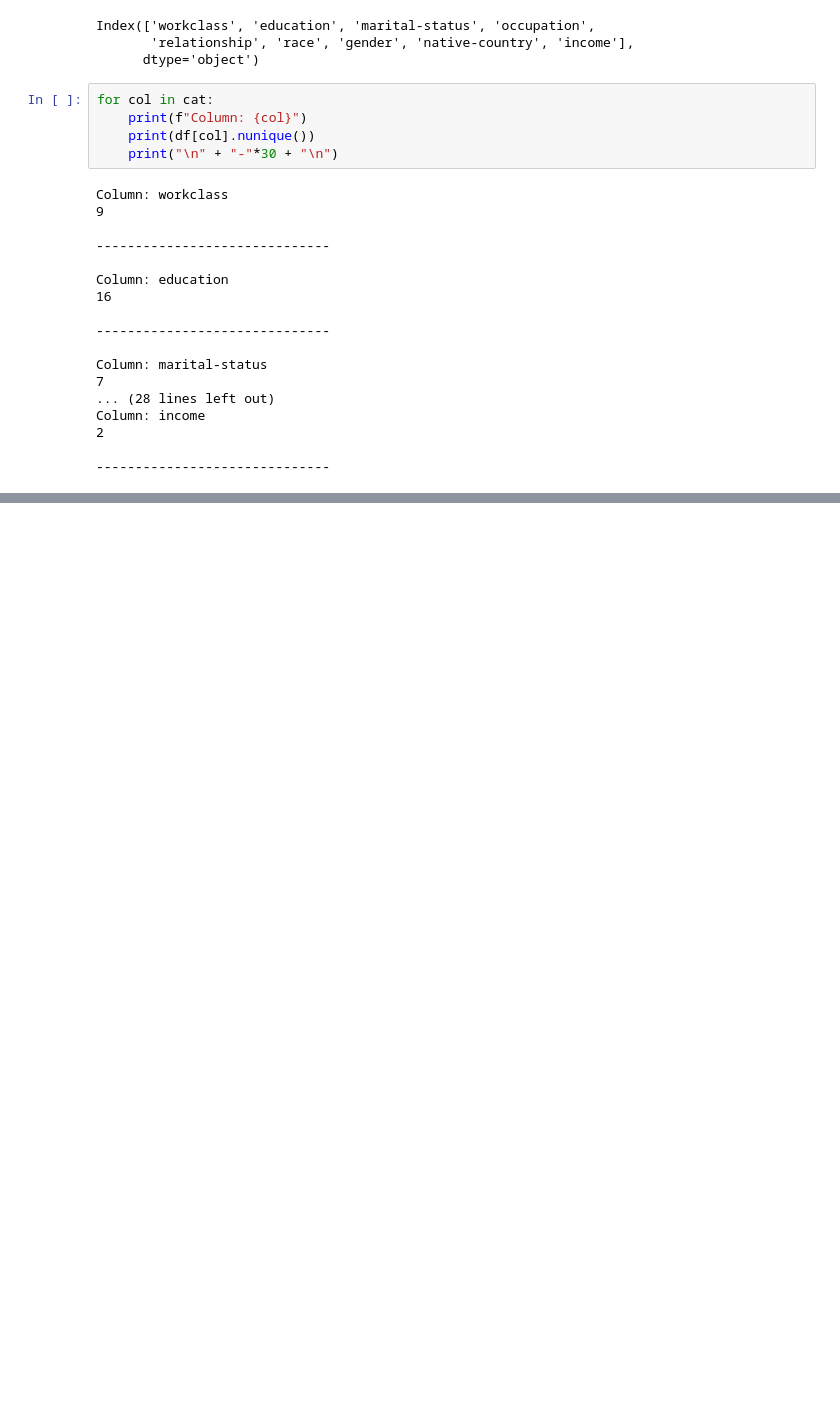
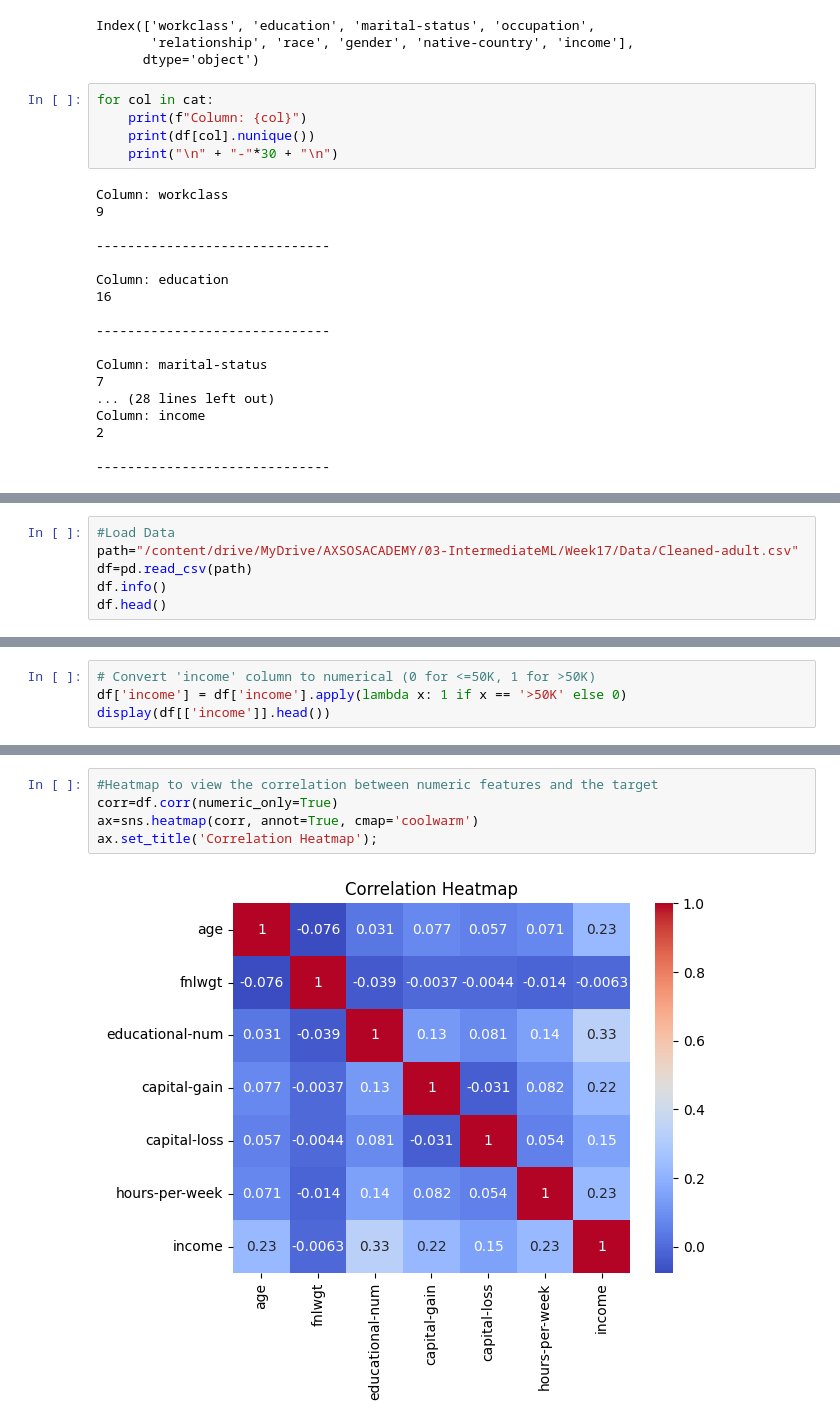
Before and after one commit to Dounia-Awni/Adult_Income_Project, a Jupyter notebook: Project2.ipynb, the cells around one changed output, grey strips where cells are left out. Cells and saved outputs as stored; diff of their text form; blank space fills up the shorter version.

```diff
--- a/Project2.ipynb
+++ b/Project2.ipynb
@@ -74,0 +255,6 @@ duplicates= df.dupli
+# %%
+#Load Data
+path="/content/drive/MyDrive/AXSOSACADEMY/03-IntermediateML/Week17/Data/Cleaned-adult.csv"
+df=pd.read_csv(path)
+df.info()
+df.head()
@@ -74,0 +494,4 @@ duplicates= df.dupli
+# %%
+# Convert 'income' column to numerical (0 for <=50K, 1 for >50K)
+df['income'] = df['income'].apply(lambda x: 1 if x == '>50K' else 0)
+display(df[['income']].head())
@@ -74,0 +505,7 @@ duplicates= df.dupli
+# %%
+#Heatmap to view the correlation between numeric features and the target
+corr=df.corr(numeric_only=True)
+ax=sns.heatmap(corr, annot=True, cmap='coolwarm')
+ax.set_title('Correlation Heatmap');
+# %% [output]
+[figure, added]
```
Also changed, not shown: parts of 67 cells of this notebook.
